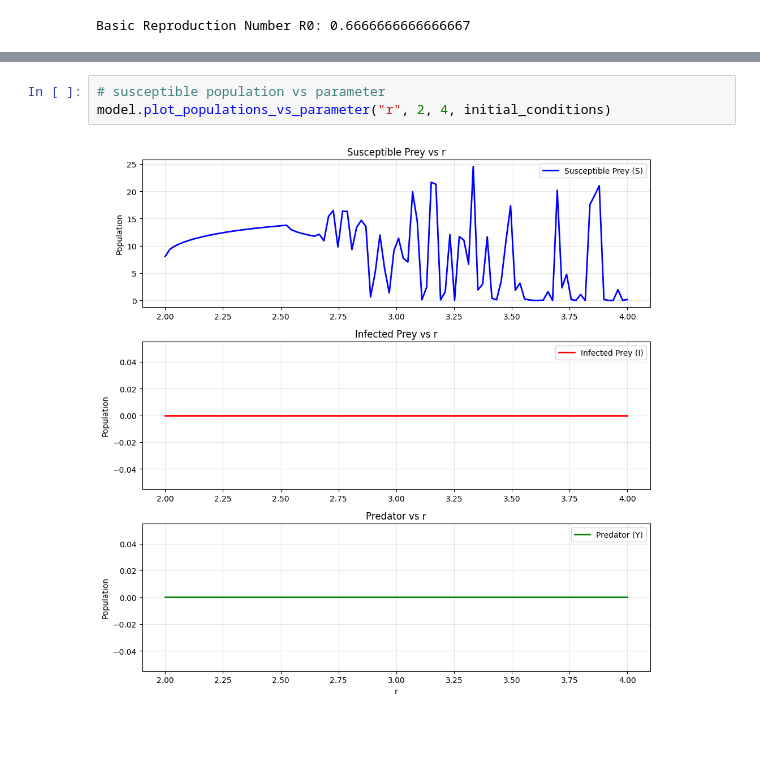
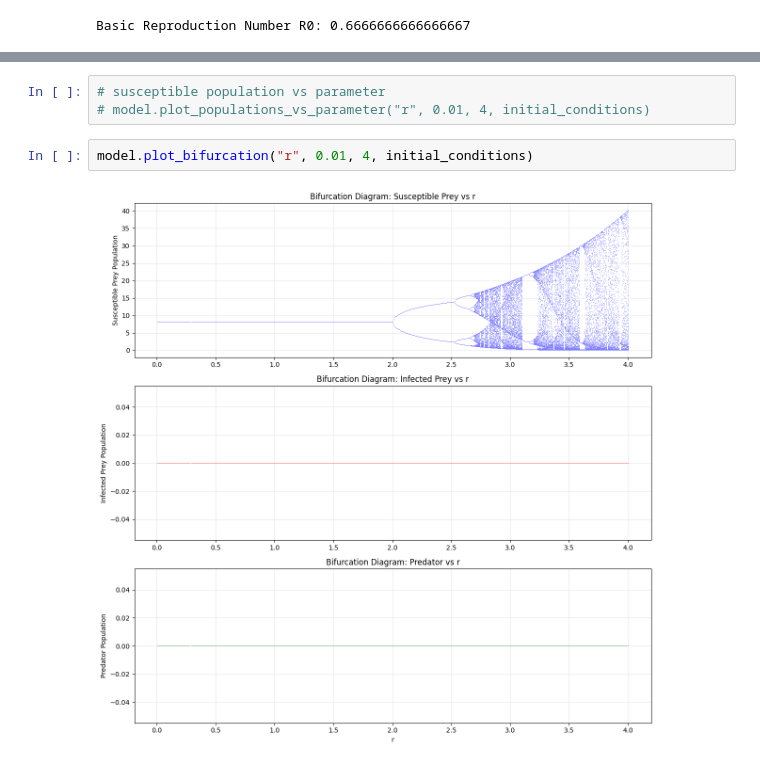
Before and after one commit to samueleserri/Eco-Epidemiological-model-with-disease-in-prey, a Jupyter notebook: src/simulations.ipynb, the cells around one changed output, grey strips where cells are left out. Drawn from its saved outputs; the diff is of its cells as text; blank space fills up the shorter version.

Commit message:
add code for bifurcations

```diff
--- a/src/simulations.ipynb
+++ b/src/simulations.ipynb
@@ -48,5 +58,7 @@ model.plot_phase_space(initial_conditions, res=res)
 # %%
 # susceptible population vs parameter
-model.plot_populations_vs_parameter("r", 2, 4, initial_conditions)
+# model.plot_populations_vs_parameter("r", 0.01, 4, initial_conditions)
-# %% [output]
-[figure, removed]
+# %%
+model.plot_bifurcation("r", 0.01, 4, initial_conditions)
+# %% [output]
+[figure, added]
```
Also changed, not shown: parts of 23 cells of this notebook, 1 other file.
